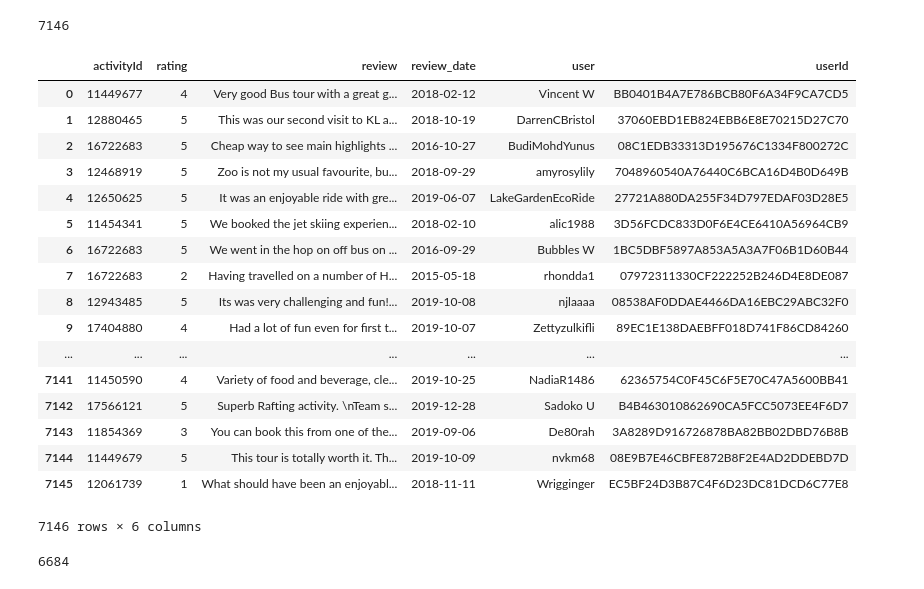
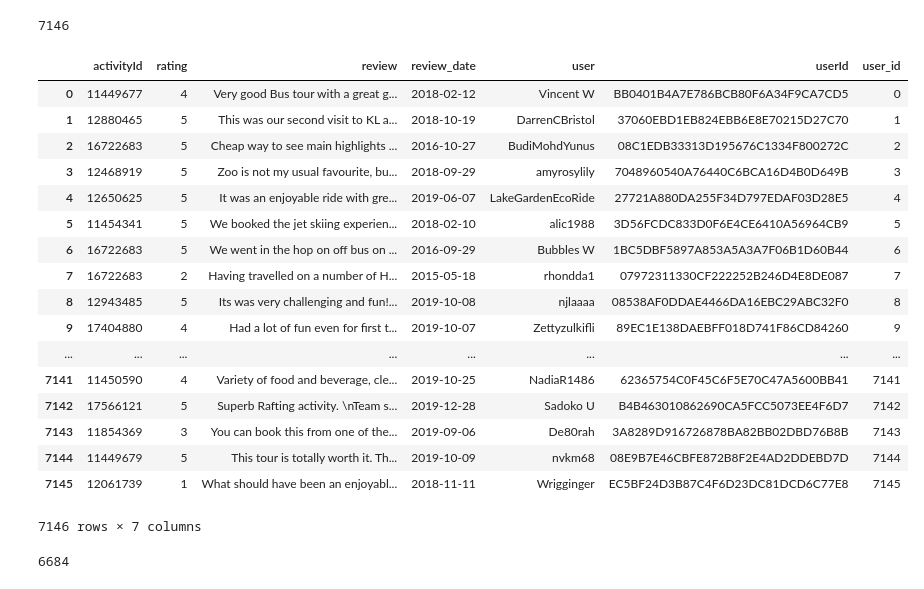
Before and after one commit to SriSivaC/tour-analytics-recommendation-system, a Jupyter notebook: notebook/attraction/attraction_etl.ipynb, the cells around one changed output. Saved outputs shown, nothing was run; the diff lists cells and outputs as text; code cells hidden in the pictures.

```diff
--- a/notebook/attraction/attraction_etl.ipynb
+++ b/notebook/attraction/attraction_etl.ipynb
@@ -555,28 +555,31 @@ attr_review_spark_df.count()
 7146
 # %%
 attr_review_spark_df = attr_review_spark_df.select(
-    attr_review_spark_df.activityId, attr_review_spark_df.rating,
+    attr_review_spark_df.activityId.cast("string"), attr_review_spark_df.rating,
     attr_review_spark_df.text.alias('review'),
     attr_review_spark_df.publishedDate.alias('review_date'),
     attr_review_spark_df.username.alias('user'), attr_review_spark_df.userId)
-# %%
-display(attr_review_spark_df.toPandas())
-# %% [output]
-|  | activityId | rating | review | review_date | user | userId |
-| 0 | 11449677 | 4 | Very good Bus tour with a great g... | 2018-02-12 | Vincent W | BB0401B4A7E786BCB80F6A34F9CA7CD5 |
-| 1 | 12880465 | 5 | This was our second visit to KL a... | 2018-10-19 | DarrenCBristol | 37060EBD1EB824EBB6E8E70215D27C70 |
-| 2 | 16722683 | 5 | Cheap way to see main highlights ... | 2016-10-27 | BudiMohdYunus | 08C1EDB33313D195676C1334F800272C |
-| 3 | 12468919 | 5 | Zoo is not my usual favourite, bu... | 2018-09-29 | amyrosylily | 7048960540A76440C6BCA16D4B0D649B |
-| 4 | 12650625 | 5 | It was an enjoyable ride with gre... | 2019-06-07 | LakeGardenEcoRide | 27721A880DA255F34D797EDAF03D28E5 |
-| 5 | 11454341 | 5 | We booked the jet skiing experien... | 2018-02-10 | alic1988 | 3D56FCDC833D0F6E4CE6410A56964CB9 |
-| 6 | 16722683 | 5 | We went in the hop on off bus on ... | 2016-09-29 | Bubbles W | 1BC5DBF5897A853A5A3A7F06B1D60B44 |
-| 7 | 16722683 | 2 | Having travelled on a number of H... | 2015-05-18 | rhondda1 | 07972311330CF222252B246D4E8DE087 |
-| 8 | 12943485 | 5 | Its was very challenging and fun!... | 2019-10-08 | njlaaaa | 08538AF0DDAE4466DA16EBC29ABC32F0 |
-| 9 | 17404880 | 4 | Had a lot of fun even for first t... | 2019-10-07 | Zettyzulkifli | 89EC1E138DAEBFF018D741F86CD84260 |
-| ... | ... | ... | ... | ... | ... | ... |
-| 7141 | 11450590 | 4 | Variety of food and beverage, cle... | 2019-10-25 | NadiaR1486 | 62365754C0F45C6F5E70C47A5600BB41 |
-| 7142 | 17566121 | 5 | Superb Rafting activity. \nTeam s... | 2019-12-28 | Sadoko U | B4B463010862690CA5FCC5073EE4F6D7 |
-| 7143 | 11854369 | 3 | You can book this from one of the... | 2019-09-06 | De80rah | 3A8289D916726878BA82BB02DBD76B8B |
-| 7144 | 11449679 | 5 | This tour is totally worth it. Th... | 2019-10-09 | nvkm68 | 08E9B7E46CBFE872B8F2E4AD2DDEBD7D |
-| 7145 | 12061739 | 1 | What should have been an enjoyabl... | 2018-11-11 | Wrigginger | EC5BF24D3B87C4F6D23DC81DCD6C77E8 |
-7146 rows × 6 columns
+# %%
+attr_review_df = attr_review_spark_df.toPandas()
+attr_review_df['user_id'] = attr_review_df.index
+# %%
+display(attr_review_df)
+# %% [output]
+|  | activityId | rating | review | review_date | user | userId | user_id |
+| 0 | 11449677 | 4 | Very good Bus tour with a great g... | 2018-02-12 | Vincent W | BB0401B4A7E786BCB80F6A34F9CA7CD5 | 0 |
+| 1 | 12880465 | 5 | This was our second visit to KL a... | 2018-10-19 | DarrenCBristol | 37060EBD1EB824EBB6E8E70215D27C70 | 1 |
+| 2 | 16722683 | 5 | Cheap way to see main highlights ... | 2016-10-27 | BudiMohdYunus | 08C1EDB33313D195676C1334F800272C | 2 |
+| 3 | 12468919 | 5 | Zoo is not my usual favourite, bu... | 2018-09-29 | amyrosylily | 7048960540A76440C6BCA16D4B0D649B | 3 |
+| 4 | 12650625 | 5 | It was an enjoyable ride with gre... | 2019-06-07 | LakeGardenEcoRide | 27721A880DA255F34D797EDAF03D28E5 | 4 |
+| 5 | 11454341 | 5 | We booked the jet skiing experien... | 2018-02-10 | alic1988 | 3D56FCDC833D0F6E4CE6410A56964CB9 | 5 |
+| 6 | 16722683 | 5 | We went in the hop on off bus on ... | 2016-09-29 | Bubbles W | 1BC5DBF5897A853A5A3A7F06B1D60B44 | 6 |
+| 7 | 16722683 | 2 | Having travelled on a number of H... | 2015-05-18 | rhondda1 | 07972311330CF222252B246D4E8DE087 | 7 |
+| 8 | 12943485 | 5 | Its was very challenging and fun!... | 2019-10-08 | njlaaaa | 08538AF0DDAE4466DA16EBC29ABC32F0 | 8 |
+| 9 | 17404880 | 4 | Had a lot of fun even for first t... | 2019-10-07 | Zettyzulkifli | 89EC1E138DAEBFF018D741F86CD84260 | 9 |
+| ... | ... | ... | ... | ... | ... | ... | ... |
+| 7141 | 11450590 | 4 | Variety of food and beverage, cle... | 2019-10-25 | NadiaR1486 | 62365754C0F45C6F5E70C47A5600BB41 | 7141 |
+| 7142 | 17566121 | 5 | Superb Rafting activity. \nTeam s... | 2019-12-28 | Sadoko U | B4B463010862690CA5FCC5073EE4F6D7 | 7142 |
+| 7143 | 11854369 | 3 | You can book this from one of the... | 2019-09-06 | De80rah | 3A8289D916726878BA82BB02DBD76B8B | 7143 |
+| 7144 | 11449679 | 5 | This tour is totally worth it. Th... | 2019-10-09 | nvkm68 | 08E9B7E46CBFE872B8F2E4AD2DDEBD7D | 7144 |
+| 7145 | 12061739 | 1 | What should have been an enjoyabl... | 2018-11-11 | Wrigginger | EC5BF24D3B87C4F6D23DC81DCD6C77E8 | 7145 |
+7146 rows × 7 columns
```
Also changed, not shown: parts of 1 cell of this notebook, 17 other files.
